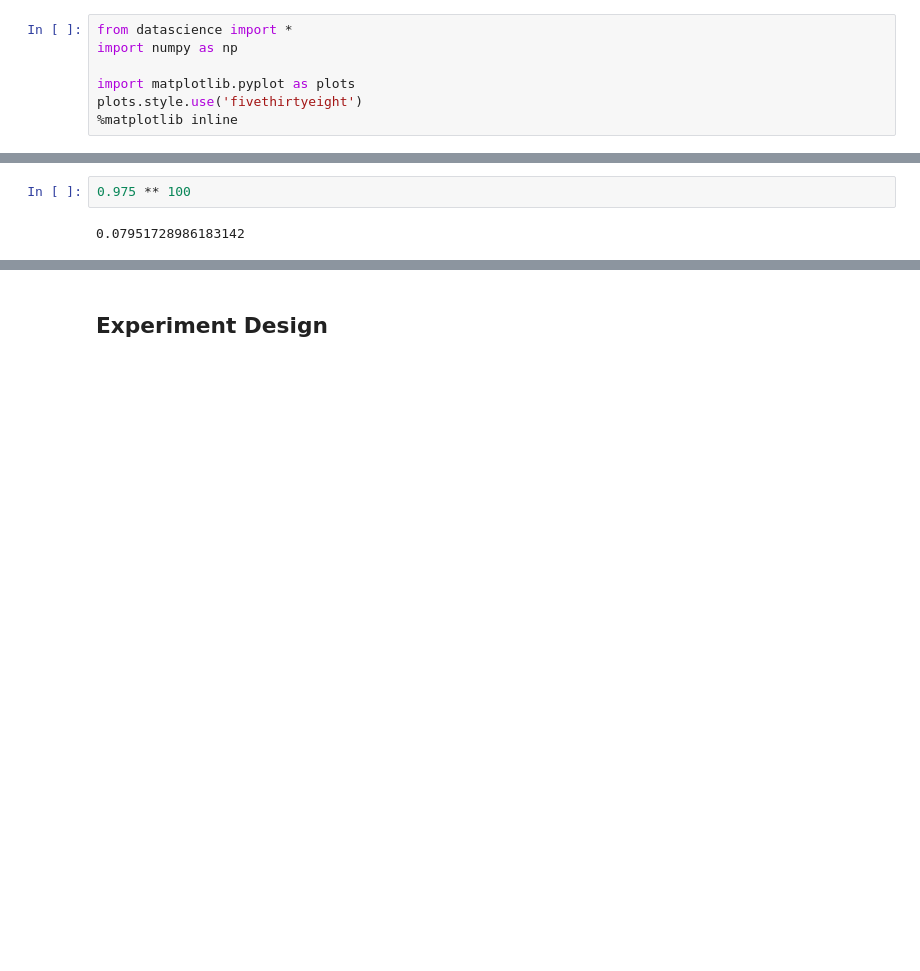
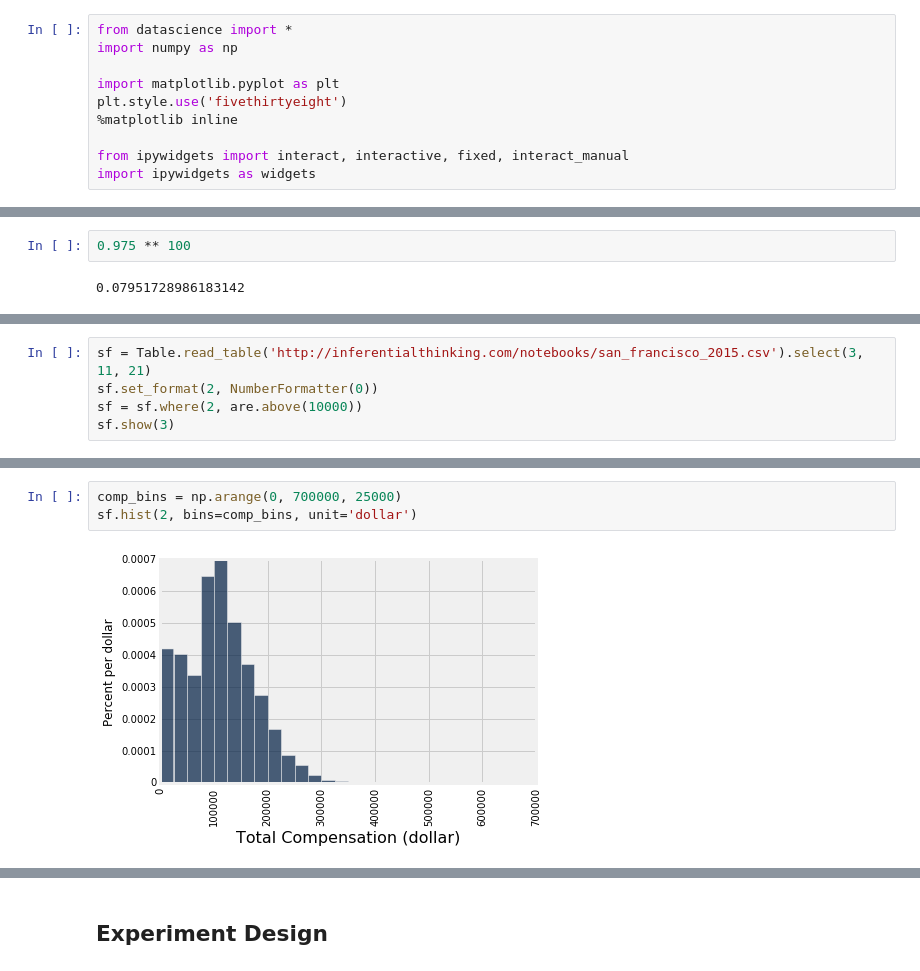
Before and after one commit to XiaoliSun11235/lecturenotes-su17, a Jupyter notebook: notes/lec29.ipynb, the cells around one changed output, grey strips where cells are left out. Drawn from its saved outputs; the diff is of its cells as text; blank space fills up the shorter version.

```diff
--- a/notes/lec29.ipynb
+++ b/notes/lec29.ipynb
@@ -2,6 +2,9 @@
 from datascience import *
 import numpy as np
 
-import matplotlib.pyplot as plots
-plots.style.use('fivethirtyeight')
+import matplotlib.pyplot as plt
+plt.style.use('fivethirtyeight')
 %matplotlib inline
+
+from ipywidgets import interact, interactive, fixed, interact_manual
+import ipywidgets as widgets
@@ -74,0 +21,5 @@ Sample mean SD:        5.63971080248
+# %%
+sf = Table.read_table('http://inferentialthinking.com/notebooks/san_francisco_2015.csv').select(3, 11, 21)
+sf.set_format(2, NumberFormatter(0))
+sf = sf.where(2, are.above(10000))
+sf.show(3)
@@ -74,0 +32,5 @@ Sample mean SD:        5.63971080248
+# %%
+comp_bins = np.arange(0, 700000, 25000)
+sf.hist(2, bins=comp_bins, unit='dollar')
+# %% [output]
+[figure, added]
```
Also changed, not shown: parts of 29 cells of this notebook, 6 other files.
